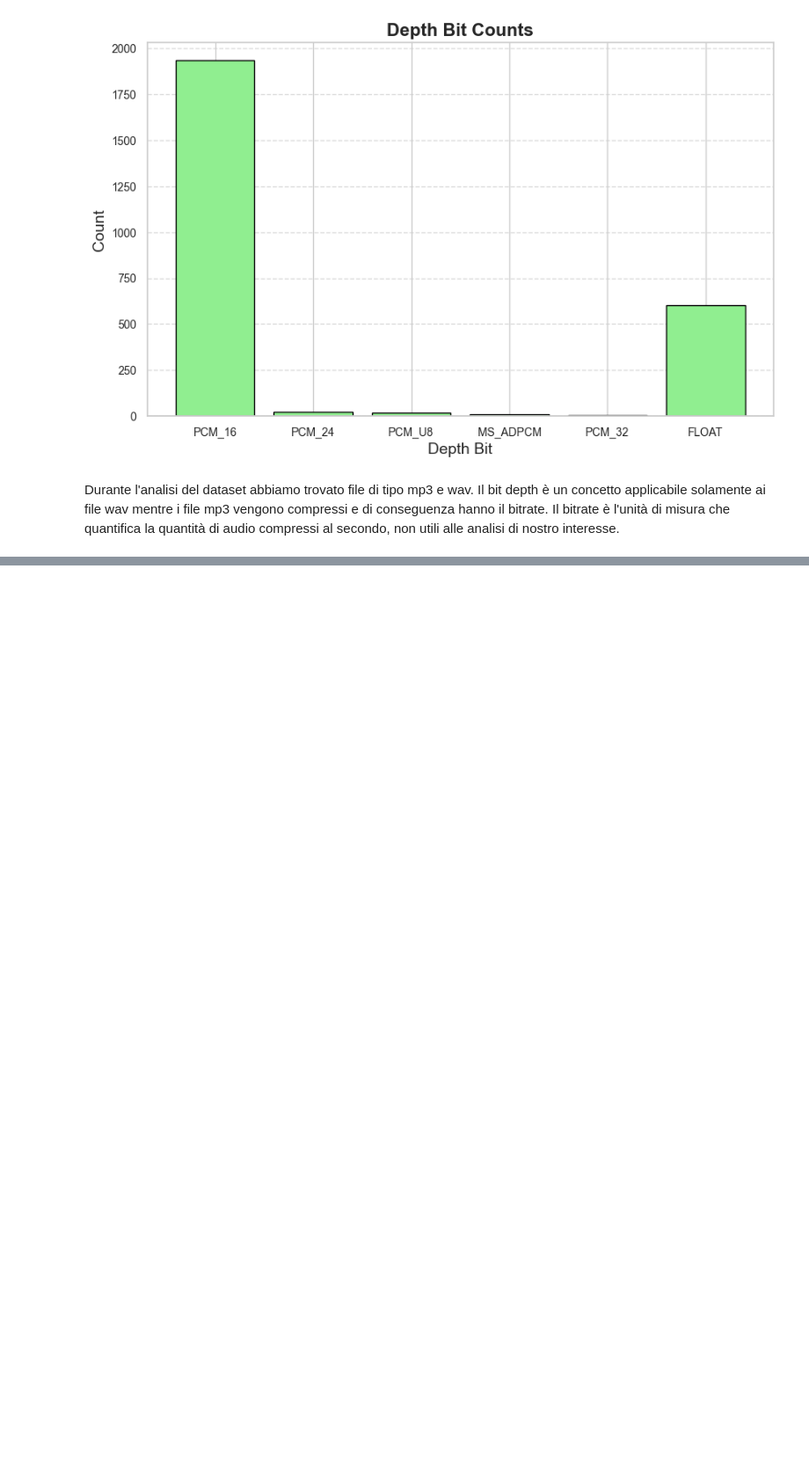
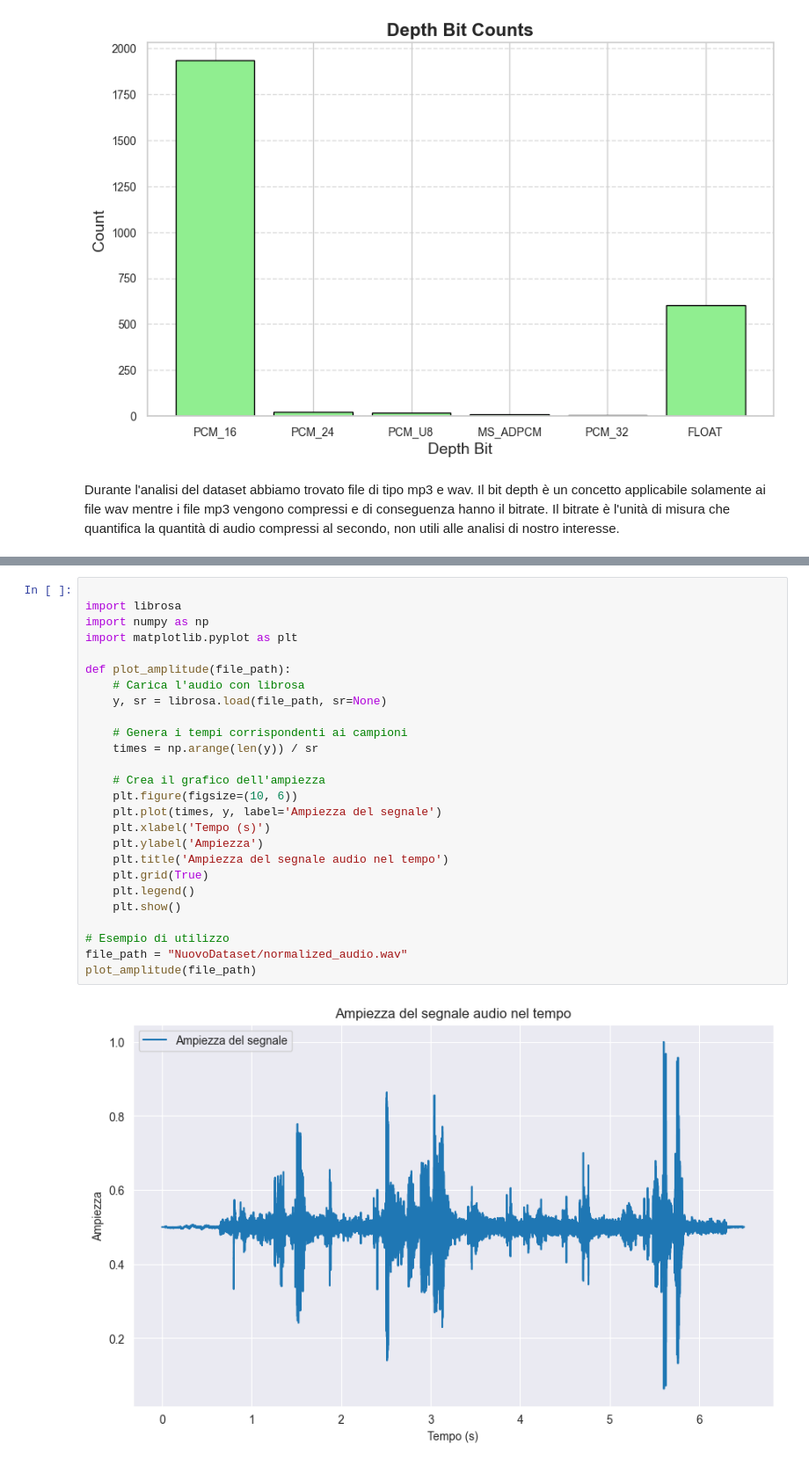
Before and after one commit to antoniopisu/UnderwaterSoundClassification, a Jupyter notebook: dataAnalisys.ipynb, the cells around one changed output, grey strips where cells are left out. Shown: that part at 88% size. Saved outputs shown, nothing was run; the diff lists cells and outputs as text; blank space fills up the shorter version.

```diff
--- a/dataAnalisys.ipynb
+++ b/dataAnalisys.ipynb
@@ -350,0 +420,28 @@ Min: 0.0, Max: 1.0
+# %%
+
+import librosa
+import numpy as np
+import matplotlib.pyplot as plt
+
+def plot_amplitude(file_path):
+    # Carica l'audio con librosa
+    y, sr = librosa.load(file_path, sr=None)
+
+    # Genera i tempi corrispondenti ai campioni
+    times = np.arange(len(y)) / sr
+
+    # Crea il grafico dell'ampiezza
+    plt.figure(figsize=(10, 6))
+    plt.plot(times, y, label='Ampiezza del segnale')
+    plt.xlabel('Tempo (s)')
+    plt.ylabel('Ampiezza')
+    plt.title('Ampiezza del segnale audio nel tempo')
+    plt.grid(True)
+    plt.legend()
+    plt.show()
+
+# Esempio di utilizzo
+file_path = "NuovoDataset/normalized_audio.wav"
+plot_amplitude(file_path)
+# %% [output]
+[figure, added]
```
Also changed, not shown: parts of 4 cells of this notebook, 1 other file.
